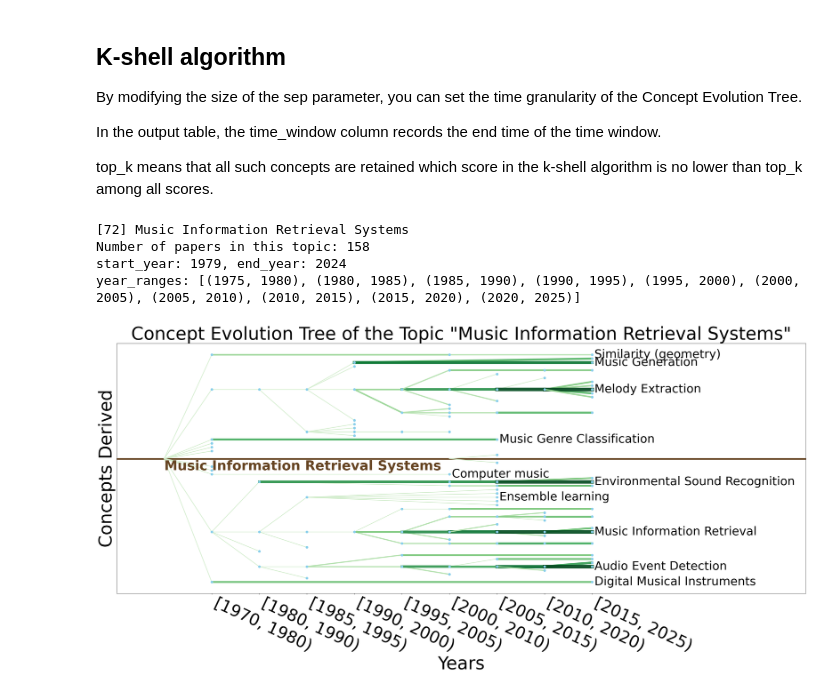
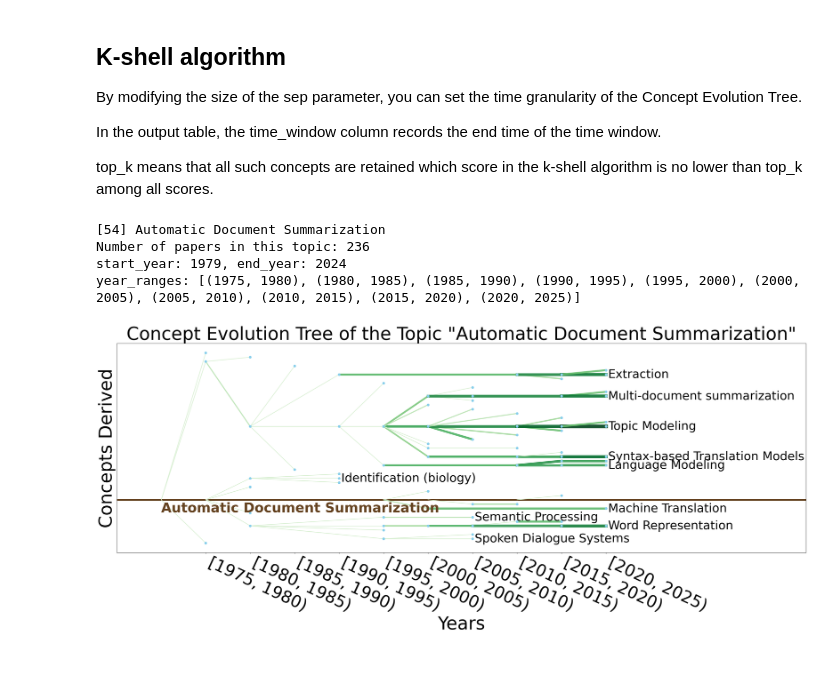
Before and after one commit to Liu-Steve/concept-evolution-tree, a Jupyter notebook: EX1_Concept_Evolution_Tree.ipynb, the cells around one changed output. Cells and saved outputs as stored; diff of their text form; code cells hidden in the pictures; blank space fills up the shorter version.

```diff
--- a/EX1_Concept_Evolution_Tree.ipynb
+++ b/EX1_Concept_Evolution_Tree.ipynb
@@ -582,8 +582,8 @@ def get_subtree(
     return pd.DataFrame(result), reverse_derivations
 # %%
 # Topic select: keep the for loop open to export tree in batches.
-# Default displays topic #72, "Music Information Retrieval Systems".
-for i in range(72, 73):
+# Default displays topic #54, "Automatic Document Summarization".
+for i in range(54, 55):
     try:
         TOPIC_I = i
         TOPIC_DIR = "./topics_csr_ai"  # Modify here to switch topics
@@ -617,33 +617,33 @@ for i in range(72, 73):
             derivations=TOPIC_DERIVATION,
             vertical=False,
             save_name=SAVE_NAME,
             only_main_concept=True,
         )
 
         # The `get_subtree` function is the specific implementation for retrieving subtree information on our website.
         # Uncommenting the code below will save the subtree information in CSV format.
         # It is recommended to comment out the draw_concept_evolution_tree function to avoid lag.
         # output_dir = "./subtree_csv_ccf_theory_1y/"
         # if not os.path.exists(output_dir):
         #     os.mkdir(output_dir)
         # subtree, reverse_derivations = get_subtree(
         #     TOPIC_TOP_KEYWORD, TOPIC_DERIVATION, TOPIC_ID, TOPIC_KEYWORD, TOPIC_YEAR, STEP
         # )
         # subtree.to_csv(
         #     f'./{output_dir}/{TOPIC_I}_{TOPIC_NAME.strip().replace(" ", "_")}.csv'
         # )
         # with open(
         #     f'./{output_dir}/{TOPIC_I}_{TOPIC_NAME.strip().replace(" ", "_")}.json', "w"
         # ) as f:
         #     json.dump(reverse_derivations, f)
     except Exception as e:
         print(f"Topic {TOPIC_I} failed! Exception: {type(e)}")
         if type(e) is not KeyError:  # for Topic 39 of LIS
             raise (e)
         continue
 # %% [output]
-[72] Music Information Retrieval Systems
-Number of papers in this topic: 158
+[54] Automatic Document Summarization
+Number of papers in this topic: 236
 start_year: 1979, end_year: 2024
 year_ranges: [(1975, 1980), (1980, 1985), (1985, 1990), (1990, 1995), (1995, 2000), (2000, 2005), (2005, 2010), (2010, 2015), (2015, 2020), (2020, 2025)]
-[figure, old version]
+[figure, new version]
```
